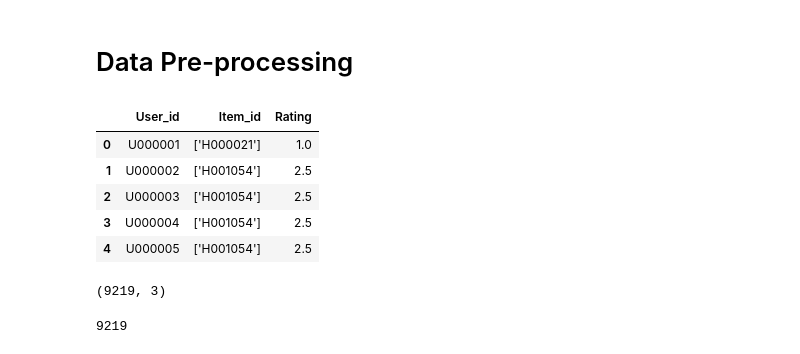
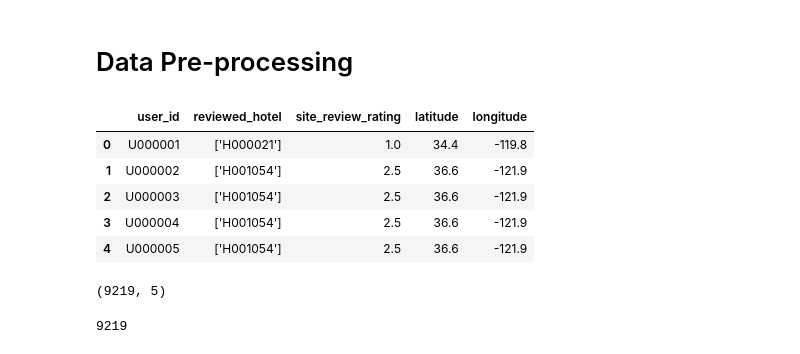
Before and after one commit to zulfauzi92/Hotel_Recomendation_Model_Traveloka, a Jupyter notebook: Recomendation Model/ML Model for Hotel Reco.ipynb, the cells around one changed output. Cells and saved outputs as stored; diff of their text form; code cells hidden in the pictures.

```diff
--- a/Recomendation Model/ML Model for Hotel Reco.ipynb
+++ b/Recomendation Model/ML Model for Hotel Reco.ipynb
@@ -34,20 +39,20 @@ hotel_train_data.head(2)
 # %% [markdown]
 # Data Pre-processing
 # %%
-df = hotel_train_data[['user_id','reviewed_hotel','site_review_rating']]
+df = hotel_train_data[['user_id','reviewed_hotel','site_review_rating','latitude','longitude']]
 # %%
-#For collaborative, we'll use ratings
-df.columns =['User_id', 'Item_id', 'Rating']
+#For collaborative, we'll use ratings & location
+#df.columns =['user_id', 'most_reviewed', 'site_review_rating', 'latitude', 'longitude']
 df.head()
 # %% [output]
-|  | User_id | Item_id | Rating |
-| 0 | U000001 | ['H000021'] | 1.0 |
-| 1 | U000002 | ['H001054'] | 2.5 |
-| 2 | U000003 | ['H001054'] | 2.5 |
-| 3 | U000004 | ['H001054'] | 2.5 |
-| 4 | U000005 | ['H001054'] | 2.5 |
+|  | user_id | reviewed_hotel | site_review_rating | latitude | longitude |
+| 0 | U000001 | ['H000021'] | 1.0 | 34.4 | -119.8 |
+| 1 | U000002 | ['H001054'] | 2.5 | 36.6 | -121.9 |
+| 2 | U000003 | ['H001054'] | 2.5 | 36.6 | -121.9 |
+| 3 | U000004 | ['H001054'] | 2.5 | 36.6 | -121.9 |
+| 4 | U000005 | ['H001054'] | 2.5 | 36.6 | -121.9 |
 # %%
 df.shape
 # %% [output]
-(9219, 3)
+(9219, 5)
 # %%
```
Also changed, not shown: parts of 19 cells of this notebook.
